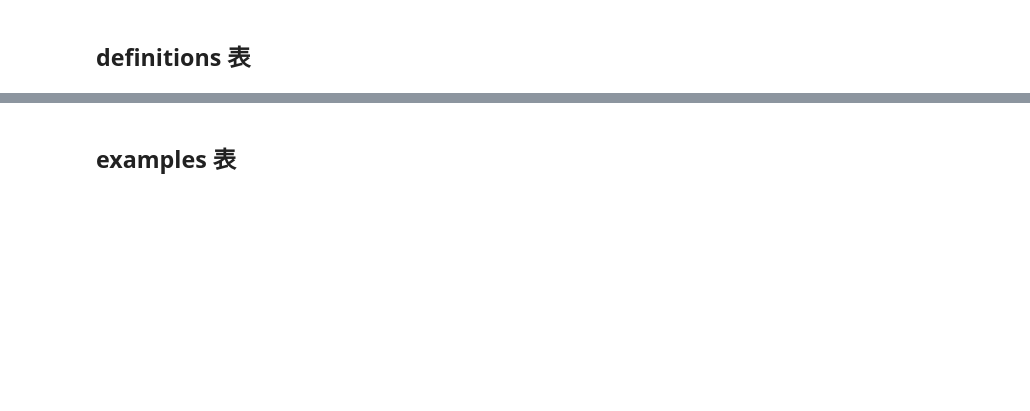
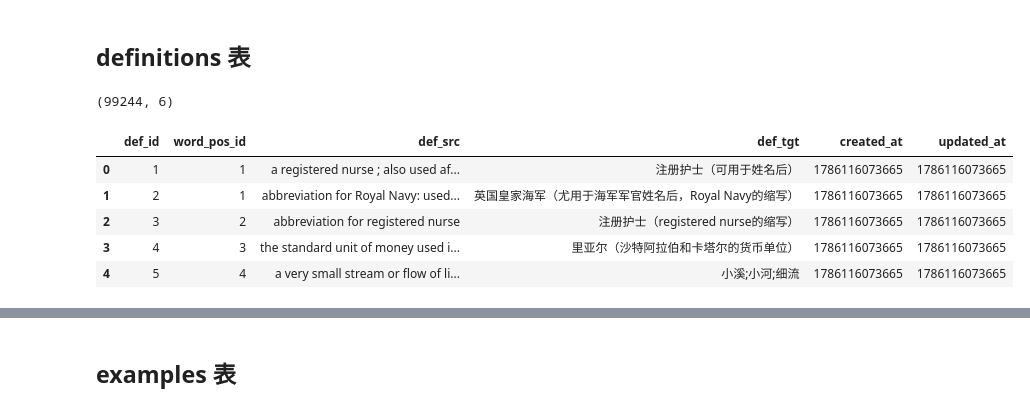
Before and after one commit to ZadenYip/EnLangMemo, a Jupyter notebook: pipeline-data/crawler_to_db_etl.ipynb, the cells around one changed output, grey strips where cells are left out. Cells and saved outputs as stored; diff of their text form; code cells hidden in the pictures; blank space fills up the shorter version.

```diff
--- a/pipeline-data/crawler_to_db_etl.ipynb
+++ b/pipeline-data/crawler_to_db_etl.ipynb
@@ -242,18 +318,22 @@ words_df.head()
 # %%
 definitions_tb = words_df[["pose_id", "def_src", "def_tgt"]].drop_duplicates()
 definitions_tb = definitions_tb.rename(columns={"pose_id": "word_pos_id"})
 
 definitions_tb = definitions_tb.reset_index(drop=True)
 definitions_tb.insert(loc=0, column="def_id", value=list(int_id_series(len(definitions_tb))))
 definitions_tb["created_at"] = epoch_ms
 definitions_tb["updated_at"] = epoch_ms
 
-definitions_tb.to_json(
-    "./definitions.jsonl", orient="records", lines=True, force_ascii=False
-)
-
 print(definitions_tb.shape)
 definitions_tb.head()
+# %% [output]
+(99244, 6)
+|  | def_id | word_pos_id | def_src | def_tgt | created_at | updated_at |
+| 0 | 1 | 1 | a registered nurse ; also used af... | 注册护士（可用于姓名后） | 1786116073665 | 1786116073665 |
+| 1 | 2 | 1 | abbreviation for Royal Navy: used... | 英国皇家海军（尤用于海军军官姓名后，Royal Navy的缩写） | 1786116073665 | 1786116073665 |
+| 2 | 3 | 2 | abbreviation for registered nurse | 注册护士（registered nurse的缩写） | 1786116073665 | 1786116073665 |
+| 3 | 4 | 3 | the standard unit of money used i... | 里亚尔（沙特阿拉伯和卡塔尔的货币单位） | 1786116073665 | 1786116073665 |
+| 4 | 5 | 4 | a very small stream or flow of li... | 小溪;小河;细流 | 1786116073665 | 1786116073665 |
 # %%
 # 回填
 words_df = words_df.merge(
```
Also changed, not shown: parts of 16 cells of this notebook, 23 other files.
